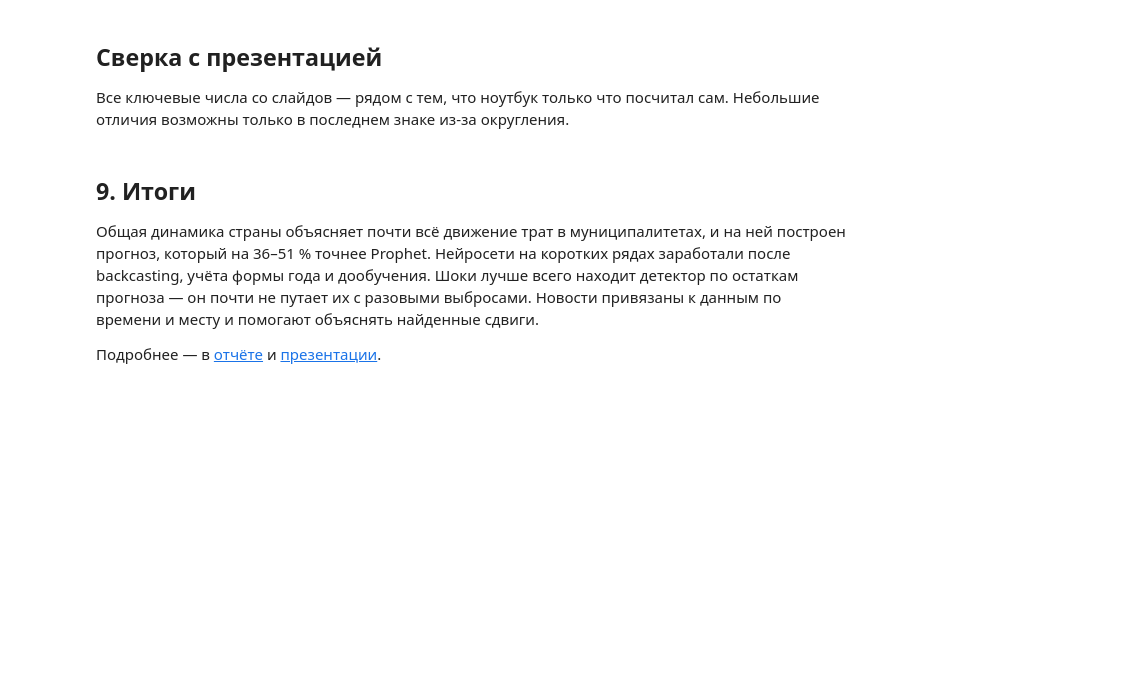
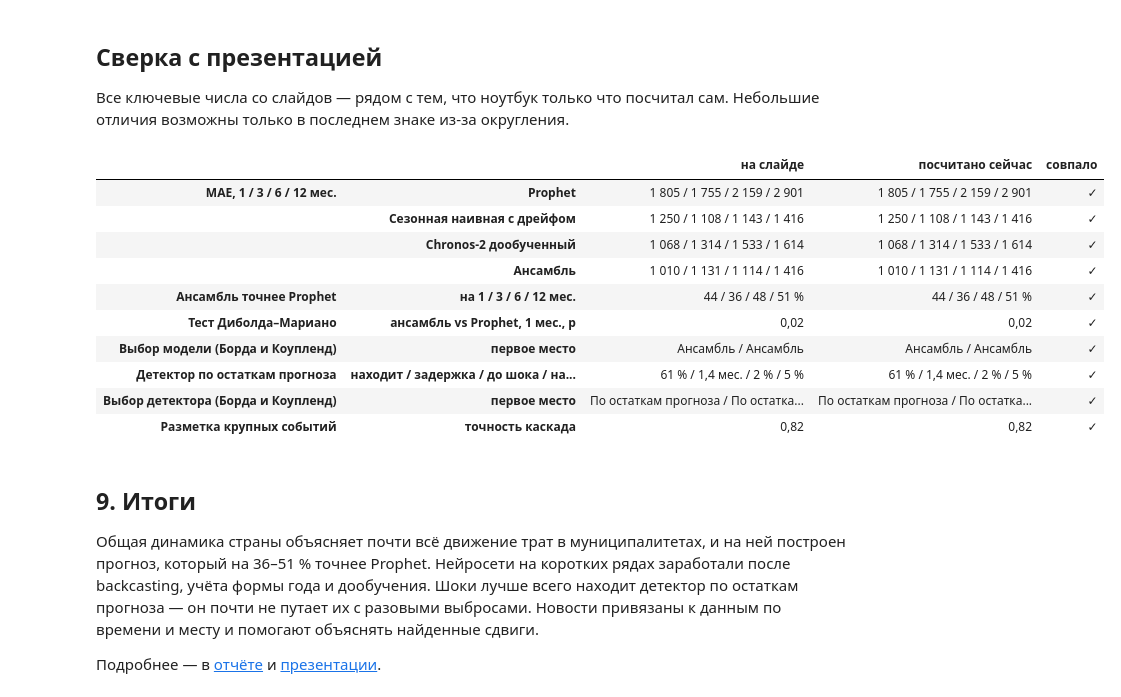
Before and after one commit to ruslankoleso/sberindex-forecast-shocks, a Jupyter notebook: notebooks/solution.ipynb, the cells around one changed output. Drawn from its saved outputs; the diff is of its cells as text; code cells hidden in the pictures; blank space fills up the shorter version.

```diff
--- a/notebooks/solution.ipynb
+++ b/notebooks/solution.ipynb
@@ -283,33 +527,45 @@ kr.pivot_table(index="метод", columns="h", values="err").round(2).rename_ax
 # %%
 from src.eval.metrics import summarize
 slides = {  # число на слайде
     ("MAE, 1 / 3 / 6 / 12 мес.", "Prophet"): "1 805 / 1 755 / 2 159 / 2 901",
     ("MAE, 1 / 3 / 6 / 12 мес.", "Сезонная наивная с дрейфом"): "1 250 / 1 108 / 1 143 / 1 416",
     ("MAE, 1 / 3 / 6 / 12 мес.", "Chronos-2 дообученный"): "1 068 / 1 314 / 1 533 / 1 614",
     ("MAE, 1 / 3 / 6 / 12 мес.", "Ансамбль"): "1 010 / 1 131 / 1 114 / 1 416",
     ("Ансамбль точнее Prophet", "на 1 / 3 / 6 / 12 мес."): "44 / 36 / 48 / 51 %",
     ("Тест Диболда–Мариано", "ансамбль vs Prophet, 1 мес., p"): "0,02",
     ("Выбор модели (Борда и Коупленд)", "первое место"): "Ансамбль / Ансамбль",
     ("Детектор по остаткам прогноза", "находит / задержка / до шока / на выброс"): "61 % / 1,4 мес. / 2 % / 5 %",
     ("Выбор детектора (Борда и Коупленд)", "первое место"): "По остаткам прогноза / По остаткам прогноза",
     ("Разметка крупных событий", "точность каскада"): "0,82",
 }
 fmt = lambda xs: " / ".join(f"{x:,.0f}".replace(",", " ") for x in xs)
 mae = {m: summarize(pd.read_parquet(FC / f"{m}.parquet")).set_index("h").MAE for m in ["prophet", "snaive_natg", "chronos2_ft_mix", "ens_inv_mae"]}
 sel_m, sel_d = selection.models(), selection.detectors()
 b = pd.read_csv("data/interim/changepoint/benchmark_summary.csv", index_col=0).loc["base_residual"]
 sg = pd.read_csv("data/interim/significance.csv").query("A == 'ens_inv_mae' and B == 'prophet' and h == 1").p_DM.iloc[0]
 q = pd.read_csv("data/annotation/labeling_quality.csv").iloc[-1]["точность"]
 now = [fmt(mae["prophet"]), fmt(mae["snaive_natg"]), fmt(mae["chronos2_ft_mix"]), fmt(mae["ens_inv_mae"]),
        " / ".join(f"{(1 - mae['ens_inv_mae'][h] / mae['prophet'][h]) * 100:.0f}" for h in (1, 3, 6, 12)) + " %",
        f"{sg:.2f}".replace(".", ","),
        f"{sel_m['Борда (точность)'].idxmin().split(' (')[0]} / {sel_m['Коупленд (точность)'].idxmax().split(' (')[0]}",
-       f"{b['доля_найденных']:.0%} / {b['задержка_мес']:.1f} мес. / {b['тревога_до_шока']:.0%} / {b['реакция_на_выброс']:.0%}".replace(".", ",").replace("%", " %"),
+       f"{b['доля_найденных']:.0%} / {str(round(b['задержка_мес'], 1)).replace('.', ',')} мес. / {b['тревога_до_шока']:.0%} / {b['реакция_на_выброс']:.0%}".replace("%", " %"),
        f"{sel_d['Борда'].idxmin()} / {sel_d['Коупленд'].idxmax()}",
        f"{q:.2f}".replace(".", ",")]
 chk = pd.DataFrame({"на слайде": list(slides.values()), "посчитано сейчас": now}, index=pd.MultiIndex.from_tuples(slides.keys()))
 chk["совпало"] = np.where(chk["на слайде"].str.replace(" ", "") == chk["посчитано сейчас"].str.replace(" ", ""), "✓", "≈")
 chk
+# %% [output]
+|  |  | на слайде | посчитано сейчас | совпало |
+| MAE, 1 / 3 / 6 / 12 мес. | Prophet | 1 805 / 1 755 / 2 159 / 2 901 | 1 805 / 1 755 / 2 159 / 2 901 | ✓ |
+|  | Сезонная наивная с дрейфом | 1 250 / 1 108 / 1 143 / 1 416 | 1 250 / 1 108 / 1 143 / 1 416 | ✓ |
+|  | Chronos-2 дообученный | 1 068 / 1 314 / 1 533 / 1 614 | 1 068 / 1 314 / 1 533 / 1 614 | ✓ |
+|  | Ансамбль | 1 010 / 1 131 / 1 114 / 1 416 | 1 010 / 1 131 / 1 114 / 1 416 | ✓ |
+| Ансамбль точнее Prophet | на 1 / 3 / 6 / 12 мес. | 44 / 36 / 48 / 51 % | 44 / 36 / 48 / 51 % | ✓ |
+| Тест Диболда–Мариано | ансамбль vs Prophet, 1 мес., p | 0,02 | 0,02 | ✓ |
+| Выбор модели (Борда и Коупленд) | первое место | Ансамбль / Ансамбль | Ансамбль / Ансамбль | ✓ |
+| Детектор по остаткам прогноза | находит / задержка / до шока / на... | 61 % / 1,4 мес. / 2 % / 5 % | 61 % / 1,4 мес. / 2 % / 5 % | ✓ |
+| Выбор детектора (Борда и Коупленд) | первое место | По остаткам прогноза / По остатка... | По остаткам прогноза / По остатка... | ✓ |
+| Разметка крупных событий | точность каскада | 0,82 | 0,82 | ✓ |
 # %% [markdown]
 ## 9. Итоги
 Общая динамика страны объясняет почти всё движение трат в муниципалитетах, и на ней построен прогноз, который на 36–51 % точнее Prophet. Нейросети на коротких рядах заработали после backcasting, учёта формы года и дообучения. Шоки лучше всего находит детектор по остаткам прогноза — он почти не путает их с разовыми выбросами. Новости привязаны к данным по времени и месту и помогают объяснять найденные сдвиги.
```
Also changed, not shown: parts of 33 cells of this notebook.
